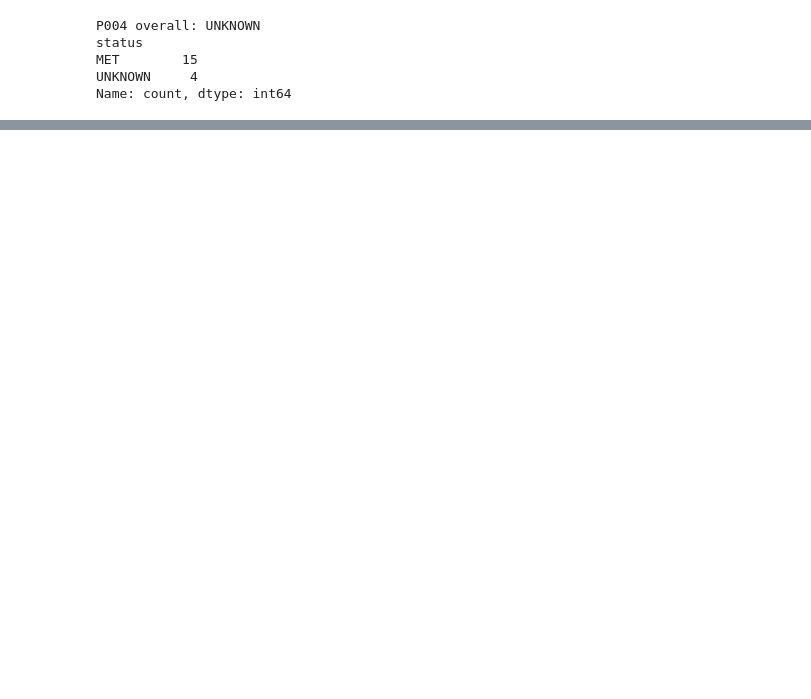
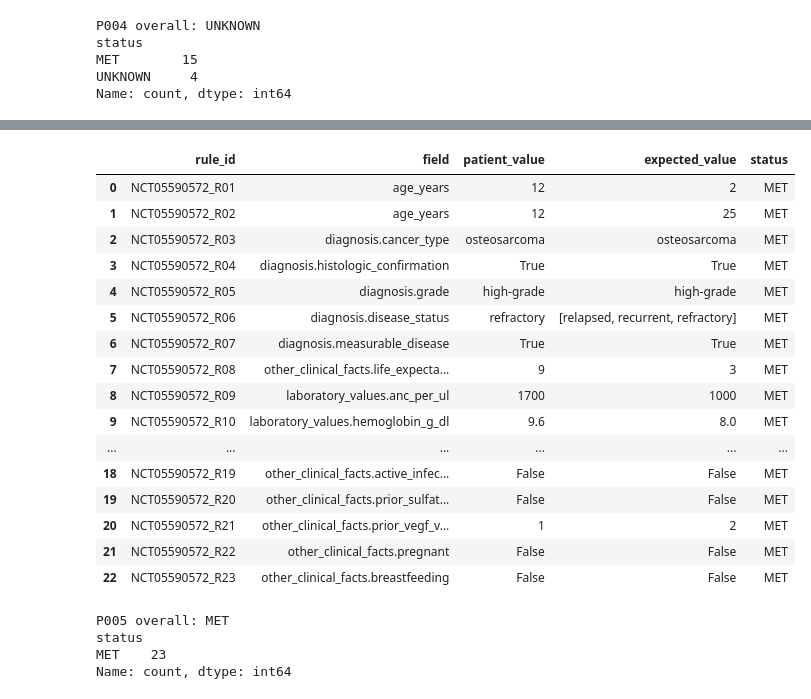
Before and after one commit to Sistamayukha/Neuro-Symbolic-Pediatric-Oncology-Trial-Matching-Assistant, a Jupyter notebook: notebooks/02_encode_symbolic_rules.ipynb, the cells around one changed output, grey strips where cells are left out. Cells and saved outputs as stored; diff of their text form; code cells hidden in the pictures; blank space fills up the shorter version.

```diff
--- a/notebooks/02_encode_symbolic_rules.ipynb
+++ b/notebooks/02_encode_symbolic_rules.ipynb
@@ -1010,0 +1276,49 @@ Name: count, dtype: int64
+# %%
+P005_results = evaluate_trial(
+    P005,
+    rules_NCT05590572
+)
+
+P005_results_df = pd.DataFrame(P005_results)
+
+P005_results_df[
+    [
+        "rule_id",
+        "field",
+        "patient_value",
+        "expected_value",
+        "status"
+    ]
+]
+# %% [output]
+|  | rule_id | field | patient_value | expected_value | status |
+| 0 | NCT05590572_R01 | age_years | 12 | 2 | MET |
+| 1 | NCT05590572_R02 | age_years | 12 | 25 | MET |
+| 2 | NCT05590572_R03 | diagnosis.cancer_type | osteosarcoma | osteosarcoma | MET |
+| 3 | NCT05590572_R04 | diagnosis.histologic_confirmation | True | True | MET |
+| 4 | NCT05590572_R05 | diagnosis.grade | high-grade | high-grade | MET |
+| 5 | NCT05590572_R06 | diagnosis.disease_status | refractory | [relapsed, recurrent, refractory] | MET |
+| 6 | NCT05590572_R07 | diagnosis.measurable_disease | True | True | MET |
+| 7 | NCT05590572_R08 | other_clinical_facts.life_expecta... | 9 | 3 | MET |
+| 8 | NCT05590572_R09 | laboratory_values.anc_per_ul | 1700 | 1000 | MET |
+| 9 | NCT05590572_R10 | laboratory_values.hemoglobin_g_dl | 9.6 | 8.0 | MET |
+| ... | ... | ... | ... | ... | ... |
+| 18 | NCT05590572_R19 | other_clinical_facts.active_infec... | False | False | MET |
+| 19 | NCT05590572_R20 | other_clinical_facts.prior_sulfat... | False | False | MET |
+| 20 | NCT05590572_R21 | other_clinical_facts.prior_vegf_v... | 1 | 2 | MET |
+| 21 | NCT05590572_R22 | other_clinical_facts.pregnant | False | False | MET |
+| 22 | NCT05590572_R23 | other_clinical_facts.breastfeeding | False | False | MET |
+# %%
+print(
+    "P005 overall:",
+    determine_overall_status(P005_results)
+)
+
+print(
+    P005_results_df["status"].value_counts()
+)
+# %% [output]
+P005 overall: MET
+status
+MET    23
+Name: count, dtype: int64
```
Also changed, not shown: parts of 30 cells of this notebook, 4 other files.
